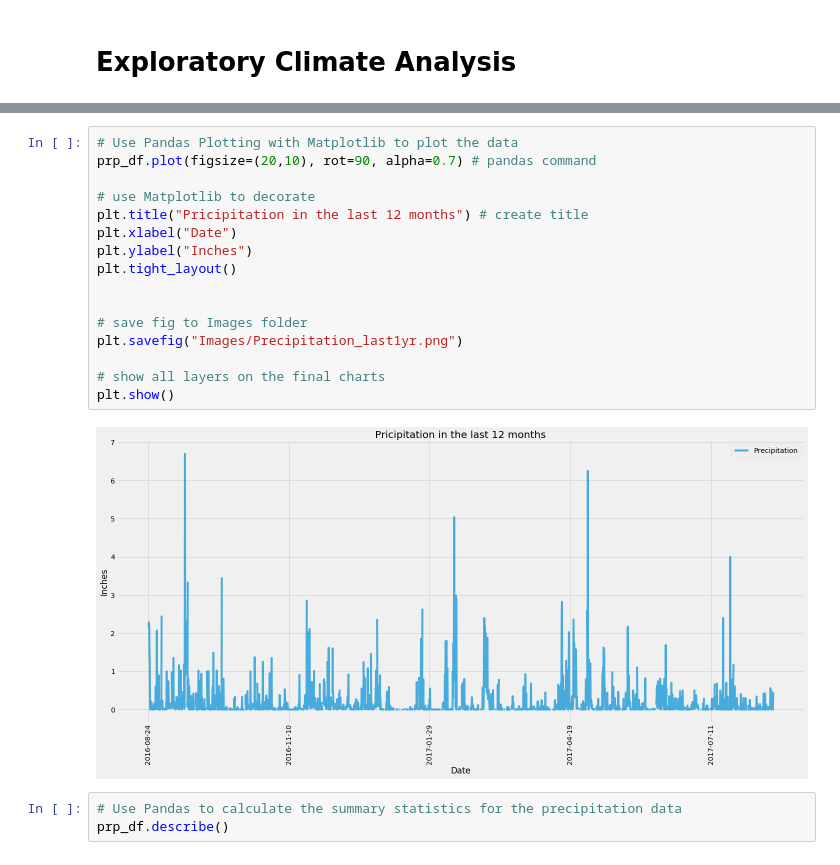
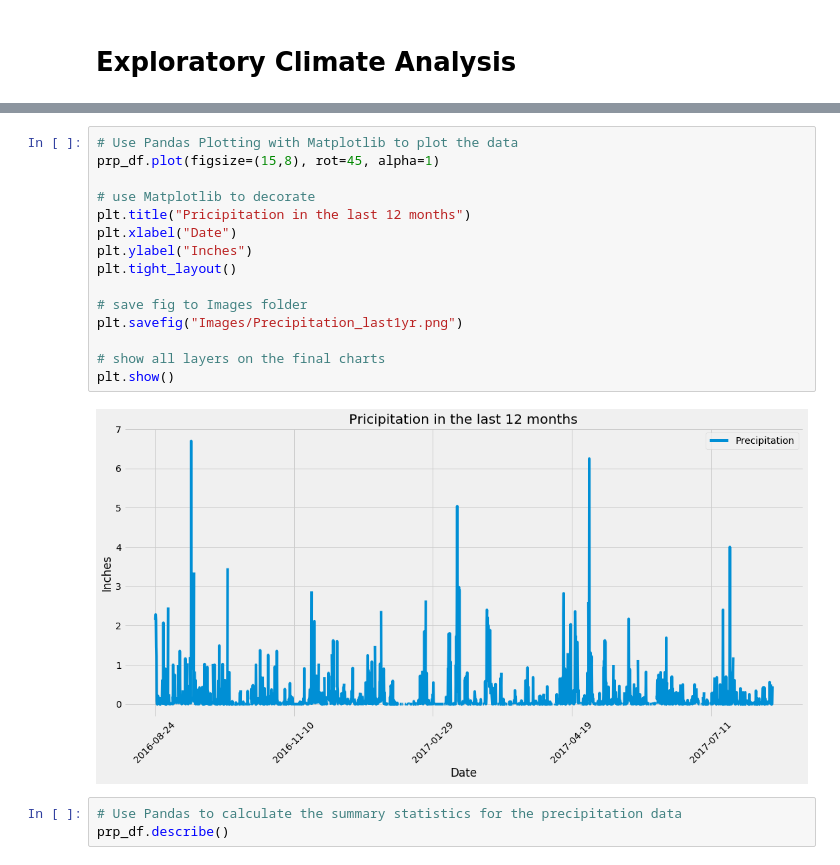
Before and after one commit to HenryNguyenLe/SQLAlchemy_Challenge, a Jupyter notebook: climate.ipynb, the cells around one changed output, grey strips where cells are left out. Cells and saved outputs as stored; diff of their text form.

```diff
--- a/climate.ipynb
+++ b/climate.ipynb
@@ -131,22 +133,21 @@ prp_tpl
  ...]
 # %%
 # Use Pandas Plotting with Matplotlib to plot the data
-prp_df.plot(figsize=(20,10), rot=90, alpha=0.7) # pandas command
+prp_df.plot(figsize=(15,8), rot=45, alpha=1)
 
 # use Matplotlib to decorate
-plt.title("Pricipitation in the last 12 months") # create title
+plt.title("Pricipitation in the last 12 months")
 plt.xlabel("Date")
 plt.ylabel("Inches")
 plt.tight_layout()
-
 
 # save fig to Images folder
 plt.savefig("Images/Precipitation_last1yr.png")
 
 # show all layers on the final charts
 plt.show()
 # %% [output]
-[figure, old version]
+[figure, new version]
 # %%
 # Use Pandas to calculate the summary statistics for the precipitation data
 prp_df.describe()
```
Also changed, not shown: parts of 4 cells of this notebook, 2 other files.
